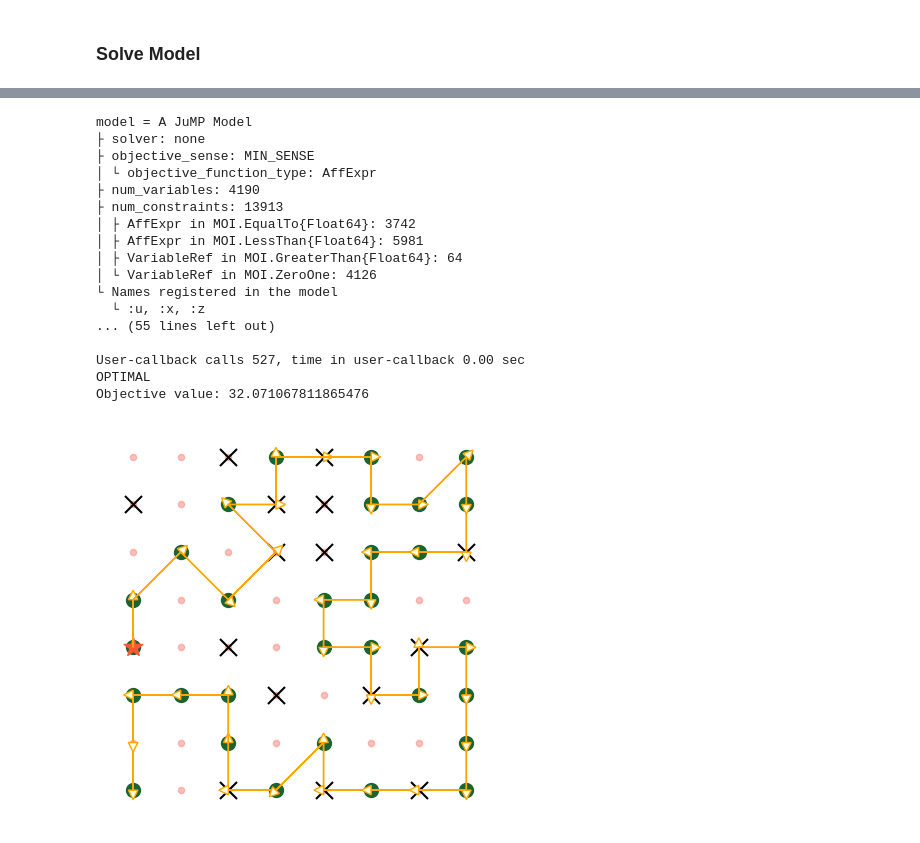
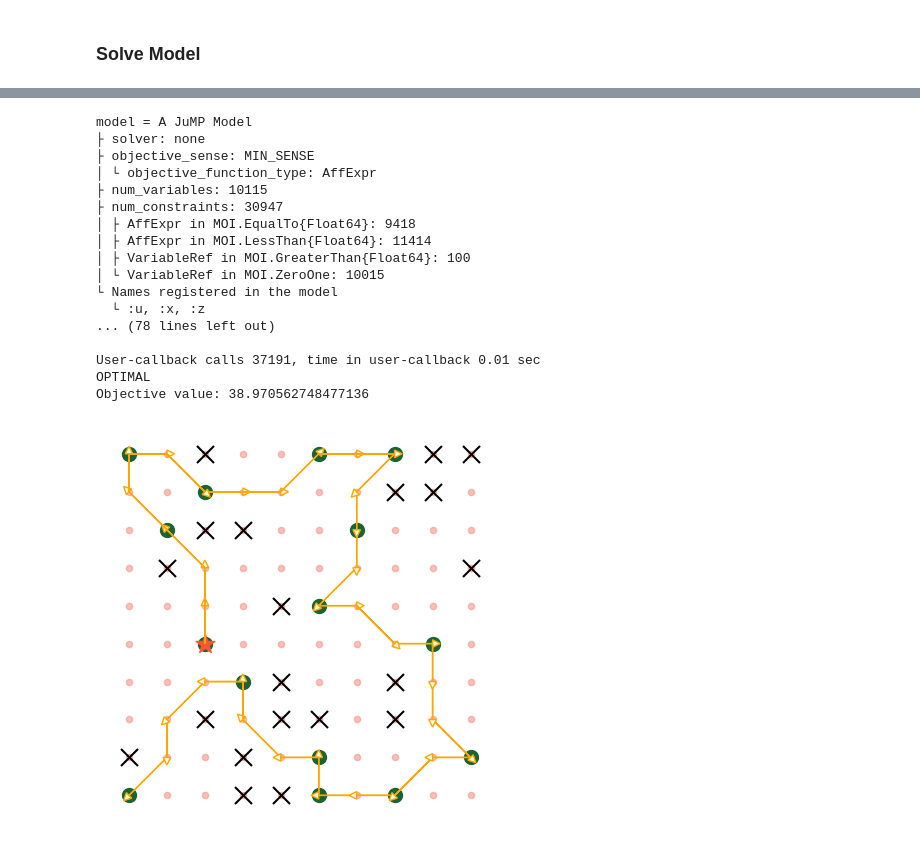
Before and after one commit to manojarulmurugan/ISYE524_Group4_Project, a Jupyter notebook: group_4.ipynb, the cells around one changed output, grey strips where cells are left out. Cells and saved outputs as stored; diff of their text form; code cells hidden in the pictures.

Commit message:
allowed no-go and boost zones

```diff
--- a/group_4.ipynb
+++ b/group_4.ipynb
@@ -49,7 +49,7 @@ end
 # %% [output]
 numToNode (generic function with 1 method)
 # %%
-function initializeParam(n, spacing, m, k, fill_ratio = 0.25)
+function initializeParam(n, spacing, m, k, b, fill_ratio = 0.25)
     grid_size = n*n;
 
     # Check that values are whole numbers
@@ -58,16 +58,16 @@ function initializeParam(n, spacing, m, k, fill_ratio = 0.25)
     end
 
     # Check that values are whole numbers
-    if !isinteger(n) || !isinteger(m) || !isinteger(k)
+    if !isinteger(n) || !isinteger(m) || !isinteger(k) || !isinteger(0)
         error("Only integer values are allowed for n, m and k!")
     end
 
     # Check that number of ports and no-go zones does not exceed a certain percentage of grid size
-    if (k + m) >= fill_ratio*grid_size
+    if (b + k + m) >= fill_ratio*grid_size
         error("Number of ports and no-go zones cannot exceed $(fill_ratio*100)% of grid size. Reinitialize numnber of ports!")
     end
 
-    grid_data = [n, spacing, m, k];
+    grid_data = [n, spacing, m, k, b];
 end
 # %% [output]
 initializeParam (generic function with 2 methods)
@@ -587,17 +923,20 @@ optModelAllowNoGo (generic function with 1 method)
 # %%
 ### Grid setup
 # grid size (square)
-n = 8;
+n = 10;
 spacing = 1; # always keep 1?
 
 ### port information
 # number of ports on grid
-m = 30;
+m = 15;
 
 ### no-go zones
-k = 15;
+k = 20;
 
-grid_data = initializeParam(n, spacing, m, k, 0.95);
+# boost zones
+b = 0;
+
+grid_data = initializeParam(n, spacing, m, k, b, 0.95);
 port_num, port_of_origin_num, no_go_num = randomizePortsNoRepeat(grid_data)
-f = visualizeGrid(grid_data, port_num, port_of_origin_num, no_go_num, 0);
+f = visualizeGrid(grid_data, port_num, port_of_origin_num, no_go_num,  0);
 # %% [output]
@@ -644,28 +983,28 @@ Objective value: 37.14213562373095
 # %%
 solver = Gurobi;
-penalty_factor = 0.5;
+penalty_factor = 2;
 x_opt, z_opt, obj_opt = optModelAllowNoGo(grid_data, port_num, port_of_origin_num, no_go_num, penalty_factor, solver);
 println("Objective value: $(obj_opt)");
 f = visualizeGrid(grid_data, port_num, port_of_origin_num, no_go_num, x_opt.data);
 # %% [output]
 model = A JuMP Model
 ├ solver: none
 ├ objective_sense: MIN_SENSE
 │ └ objective_function_type: AffExpr
-├ num_variables: 4190
-├ num_constraints: 13913
-│ ├ AffExpr in MOI.EqualTo{Float64}: 3742
-│ ├ AffExpr in MOI.LessThan{Float64}: 5981
-│ ├ VariableRef in MOI.GreaterThan{Float64}: 64
-│ └ VariableRef in MOI.ZeroOne: 4126
+├ num_variables: 10115
+├ num_constraints: 30947
+│ ├ AffExpr in MOI.EqualTo{Float64}: 9418
+│ ├ AffExpr in MOI.LessThan{Float64}: 11414
+│ ├ VariableRef in MOI.GreaterThan{Float64}: 100
+│ └ VariableRef in MOI.ZeroOne: 10015
 └ Names registered in the model
   └ :u, :x, :z
-... (55 lines left out)
+... (78 lines left out)
 
-User-callback calls 527, time in user-callback 0.00 sec
+User-callback calls 37191, time in user-callback 0.01 sec
 OPTIMAL
-Objective value: 32.071067811865476
+Objective value: 38.970562748477136
-[figure, old version]
+[figure, new version]
 # %%
 solver = Gurobi;
 penalty_factor = 10;
```
Also changed, not shown: parts of 12 cells of this notebook.
